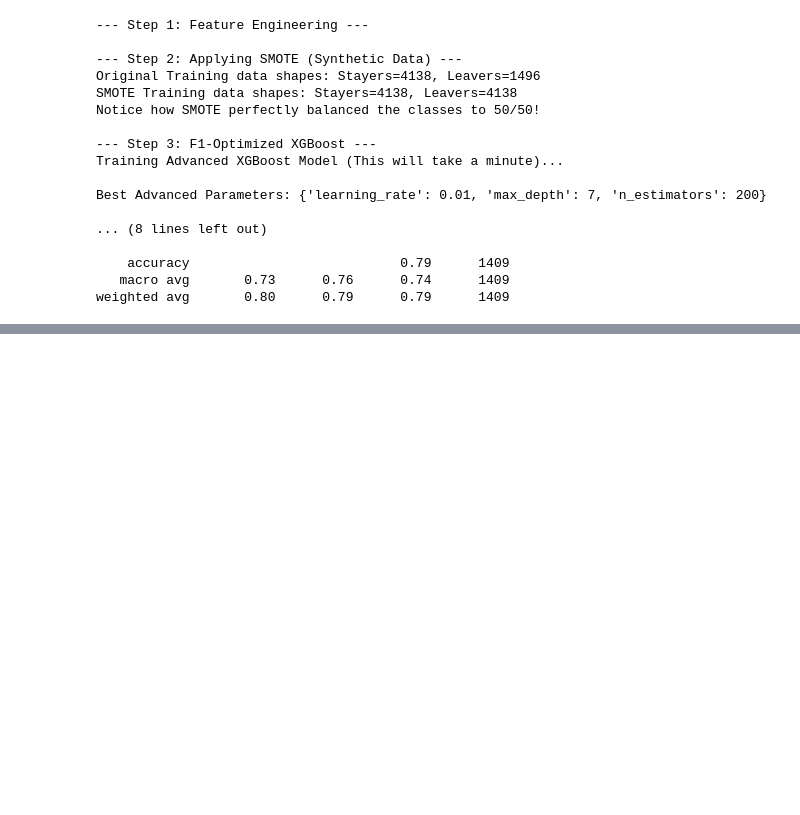
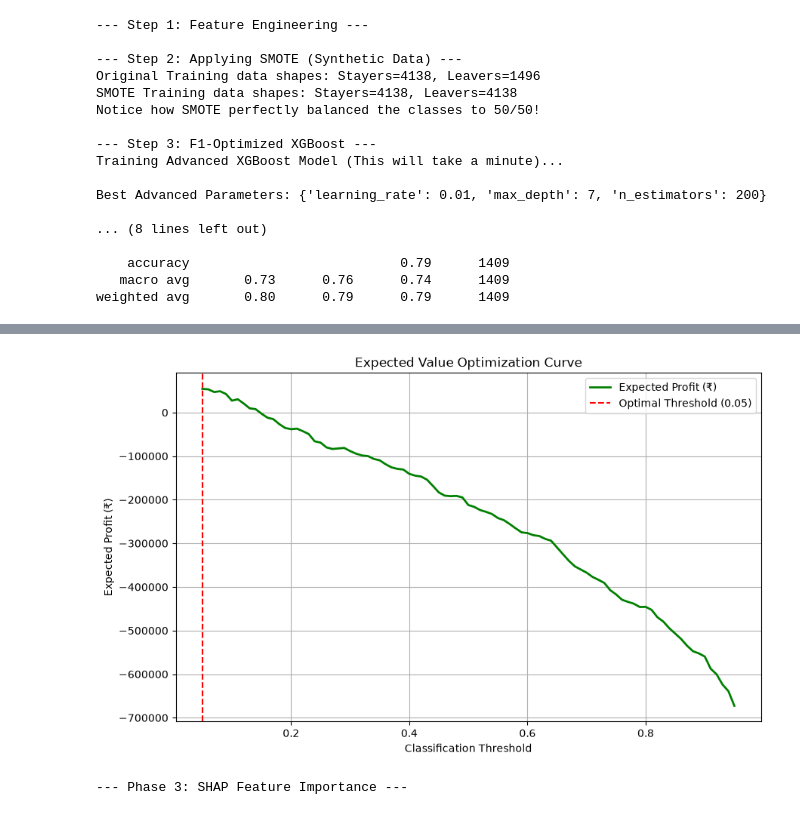
Before and after one commit to jeffyjohny7/telco-customer-churn-analytics, a Jupyter notebook: model/predict.ipynb, the cells around one changed output, grey strips where cells are left out. Saved outputs shown, nothing was run; the diff lists cells and outputs as text; code cells hidden in the pictures; blank space fills up the shorter version.

Commit message:
Added SHAP and Expected Value plots

```diff
--- a/model/predict.ipynb
+++ b/model/predict.ipynb
@@ -427,0 +450,78 @@ Look at the tradeoff! As the threshold goes down, Recall goes UP, but Precision/
+# %%
+import numpy as np
+import pandas as pd
+import matplotlib.pyplot as plt
+from sklearn.model_selection import train_test_split, cross_val_predict, StratifiedKFold
+from xgboost import XGBClassifier
+from sklearn.metrics import roc_auc_score, average_precision_score, confusion_matrix
+# CRITICAL: We use imblearn's pipeline, NOT sklearn's, to ensure SMOTE only applies to the training folds during CV
+from imblearn.pipeline import Pipeline as ImbPipeline
+from imblearn.over_sampling import SMOTE
+import shap
+
+# 1. Load Data (Assuming X and y are already prepared)
+# X_train, X_test, y_train, y_test = train_test_split(X, y, test_size=0.2, random_state=42)
+
+print("--- Phase 1: Fixing SMOTE Leakage & Baseline Evaluation ---")
+# Build a proper pipeline to prevent data leakage during Cross-Validation
+pipeline = ImbPipeline([
+    ('smote', SMOTE(random_state=42)),
+    ('xgb', XGBClassifier(random_state=42, eval_metric='logloss'))
+])
+
+# Get Out-Of-Fold predictions for the training set to evaluate properly
+cv = StratifiedKFold(n_splits=5, shuffle=True, random_state=42)
+y_pred_proba_cv = cross_val_predict(pipeline, X_train, y_train, cv=cv, method='predict_proba')[:, 1]
+
+print(f"CV ROC-AUC Score: {roc_auc_score(y_train, y_pred_proba_cv):.4f}")
+print(f"CV PR-AUC Score: {average_precision_score(y_train, y_pred_proba_cv):.4f}")
+
+# Train final model on full train set for SHAP and test set evaluation
+pipeline.fit(X_train, y_train)
+y_pred_proba_test = pipeline.predict_proba(X_test)[:, 1]
+
+print("\n--- Phase 2: Expected Value Cost Matrix ---")
+# Business Assumptions
+MARGIN_SAVED = 2000      # LTV or annual margin saved if retained (₹)
+COST_OF_OFFER = 200      # Cost of the discount/hardware given (₹)
+P_RETENTION_SUCCESS = 0.30 # Probability they actually stay after getting the offer
+MARGIN_LOST = 2000       # Cost of losing the customer (₹)
+
+thresholds = np.arange(0.05, 0.96, 0.01)
+expected_profits = []
+
+for thresh in thresholds:
+    y_pred_custom = (y_pred_proba_test >= thresh).astype(int)
+    tn, fp, fn, tp = confusion_matrix(y_test, y_pred_custom).ravel()
+
+    # The Senior Data Scientist Cost Equation
+    profit = (tp * MARGIN_SAVED * P_RETENTION_SUCCESS) - (fp * COST_OF_OFFER) - (fn * MARGIN_LOST)
+    expected_profits.append(profit)
+
+# Find the threshold that maximizes profit
+max_profit = max(expected_profits)
+optimal_threshold = thresholds[expected_profits.index(max_profit)]
+
+print(f"Optimal Threshold: {optimal_threshold:.2f}")
+print(f"Maximum Expected Profit on Test Set: ₹{max_profit:,.2f}")
+
+# 3. Plot the Expected Value Curve
+plt.figure(figsize=(10, 6))
+plt.plot(thresholds, expected_profits, label='Expected Profit (₹)', color='green', linewidth=2)
+plt.axvline(x=optimal_threshold, color='red', linestyle='--', label=f'Optimal Threshold ({optimal_threshold:.2f})')
+plt.title("Expected Value Optimization Curve")
+plt.xlabel("Classification Threshold")
+plt.ylabel("Expected Profit (₹)")
+plt.legend()
+plt.grid(True)
+plt.show()
+
+print("\n--- Phase 3: SHAP Feature Importance ---")
+# Extract the trained XGBoost model from the pipeline
+xgb_model = pipeline.named_steps['xgb']
+explainer = shap.TreeExplainer(xgb_model)
+shap_values = explainer.shap_values(X_test)
+
+# Plot SHAP summary to validate 'Extra_Charges_Fee'
+shap.summary_plot(shap_values, X_test)
+# %% [output]
@@ -427,0 +535,2 @@ Look at the tradeoff! As the threshold goes down, Recall goes UP, but Precision/
+[figure, added]
+--- Phase 3: SHAP Feature Importance ---
```
Also changed, not shown: parts of 5 cells of this notebook, 1 other file.
